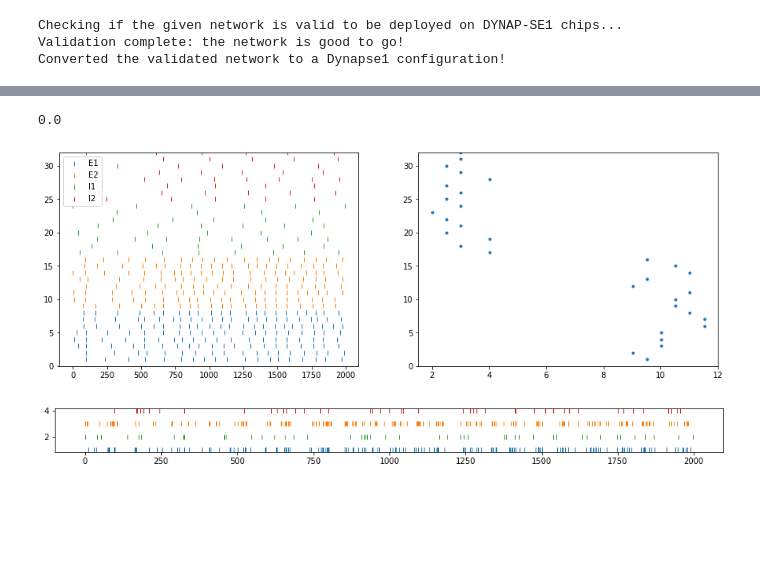
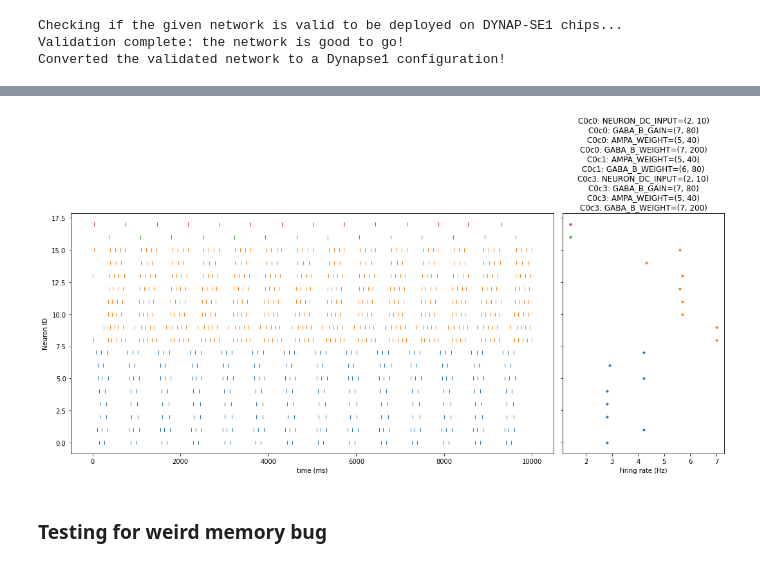
Before and after one commit to neuromorphic-CPG/neuromorphic-CPG, a Jupyter notebook: plot_spikes_oscillator.ipynb, the cells around one changed output, grey strips where cells are left out. Drawn from its saved outputs; the diff is of its cells as text; code cells hidden in the pictures; blank space fills up the shorter version.

```diff
--- a/plot_spikes_oscillator.ipynb
+++ b/plot_spikes_oscillator.ipynb
@@ -12,6 +13,6 @@ import numpy as np
 finished bindings
 # %%
 # open DYNAP-SE1 board to get Dynapse1Model
-dynapse = device.DynapseDevice(sender_port=12321, receiver_port=12322)
+dynapse = device.DynapseDevice(sender_port=12328, receiver_port=12329)
 model = dynapse.model
 # %% [output]
@@ -244,57 +109,16 @@ Converted the validated network to a Dynapse1 configuration!
-# %%
-# set params
-parameters.set_all_default_params(model)
-parameters.set_param(model, parameters.NEURON_TIME_CONSTANT_1, (4,80), chip, core_e)
-parameters.set_param(model, parameters.NEURON_TIME_CONSTANT_1, (4,80), chip, core_i)
-
-parameters.set_param(model, parameters.AMPA_TIME_CONSTANT, (4,80), chip, core_e)
-parameters.set_param(model, parameters.GABA_A_TIME_CONSTANT, (4,80), chip, core_e)
-parameters.set_param(model, parameters.AMPA_TIME_CONSTANT, (4,80), chip, core_i)
-
-parameters.set_param(model, parameters.AMPA_WEIGHT, (6,40), chip, core_e)
-parameters.set_param(model, parameters.GABA_A_WEIGHT, (7,160), chip, core_e)
-parameters.set_param(model, parameters.AMPA_WEIGHT, (5,80), chip, core_i)
-parameters.set_param(model, parameters.GABA_A_WEIGHT, (0,0), chip, core_i)
-# %% [output]
-0.0
-# %%
-poisson_gen.start()
-dynapse.start_graph()
-dynapse.run_simulation(1)
-spikes = dynapse.run_simulation(duration)
-dynapse.stop_graph()
-poisson_gen.stop()
-
-spikes_array = np.vstack(([spike.timestamp for spike in spikes],[spike.id for spike in spikes])).T
-spikes_array[:,0] -= spikes_array[0,0]
-
-exc_spikes = spikes_array[spikes_array[:,1] < 256,:]
-inh_spikes = spikes_array[spikes_array[:,1] >= 256,:]
-e1 = exc_spikes[exc_spikes[:,1] <= neuron_ids_E1.size,:]
-e2 = exc_spikes[exc_spikes[:,1] > neuron_ids_E1.size,:]
-i1 = inh_spikes[inh_spikes[:,1]-256 <= neuron_ids_I1.size,:]
-i2 = inh_spikes[inh_spikes[:,1]-256 > neuron_ids_I1.size,:]
-
-neuron_indices = np.hstack((neuron_ids_E1,neuron_ids_E2,neuron_ids_I1+256,neuron_ids_I2+256))
-rates = np.array([np.count_nonzero(spikes_array[:,1] == neuron_index) for neuron_index in neuron_indices]) / (spikes_array[-1,0] - spikes_array[0,0]) * 1000000
-
-fig, axs = plt.subplots(1,2,figsize=(15,5))
-axs[0].plot(e1[:,0]/1000, e1[:,1], '|', label='E1')
-axs[0].plot(e2[:,0]/1000, e2[:,1], '|', label='E2')
-axs[0].plot(i1[:,0]/1000, -256+2*neuron_ids_I1.size+i1[:,1], '|', label='I1')
-axs[0].plot(i2[:,0]/1000, -256+2*neuron_ids_I1.size+i2[:,1], '|', label='I2')
-axs[0].legend()
-axs[1].plot(rates, np.arange(1,1+len(neuron_indices)), '.')
-axs[0].set_ylim([0,32])
-axs[1].set_ylim([0,32])
-plt.show()
-
-fig, ax = plt.subplots(1,1,figsize=(15,1))
-ax.plot(e1[:,0]/1000, np.ones_like(e1[:,0]), '|', label='E1')
-ax.plot(e2[:,0]/1000, 3*np.ones_like(e2[:,0]), '|', label='E2')
-ax.plot(i1[:,0]/1000, 2*np.ones_like(i1[:,0]), '|', label='I1')
-ax.plot(i2[:,0]/1000, 4*np.ones_like(i2[:,0]), '|', label='I2')
-plt.show()
-# %% [output]
-[figure, removed]
-[figure, removed]
+# %%
+# poisson_gen.start()
+spikes = dynapse.run_simulation(10)
+# poisson_gen.stop()
+
+# plotting.plot_spikes(dynapse, spikes)
+plotting.plot_spikes_and_frequencies(dynapse, spikes, figsize=(15,8))
+
+# end_of_pulse_e1 = e1[np.where(np.diff(e1[:,0] / 1000) > 200), 0][0] / 1000
+# end_of_pulse_e2 = e2[np.where(np.diff(e2[:,0] / 1000) > 200), 0][0] / 1000
+# print(f'Firing rate e1 = {1000 * (len(end_of_pulse_e1) - 1) / (end_of_pulse_e1[-1]-end_of_pulse_e1[0])} Hz')
+# print(f'Firing rate e2 = {1000 * (len(end_of_pulse_e2) - 1) / (end_of_pulse_e2[-1]-end_of_pulse_e2[0])} Hz')
+# %% [output]
+[figure, added]
+# %% [markdown]
+### Testing for weird memory bug
```
Also changed, not shown: parts of 12 cells of this notebook, 10 other files.
